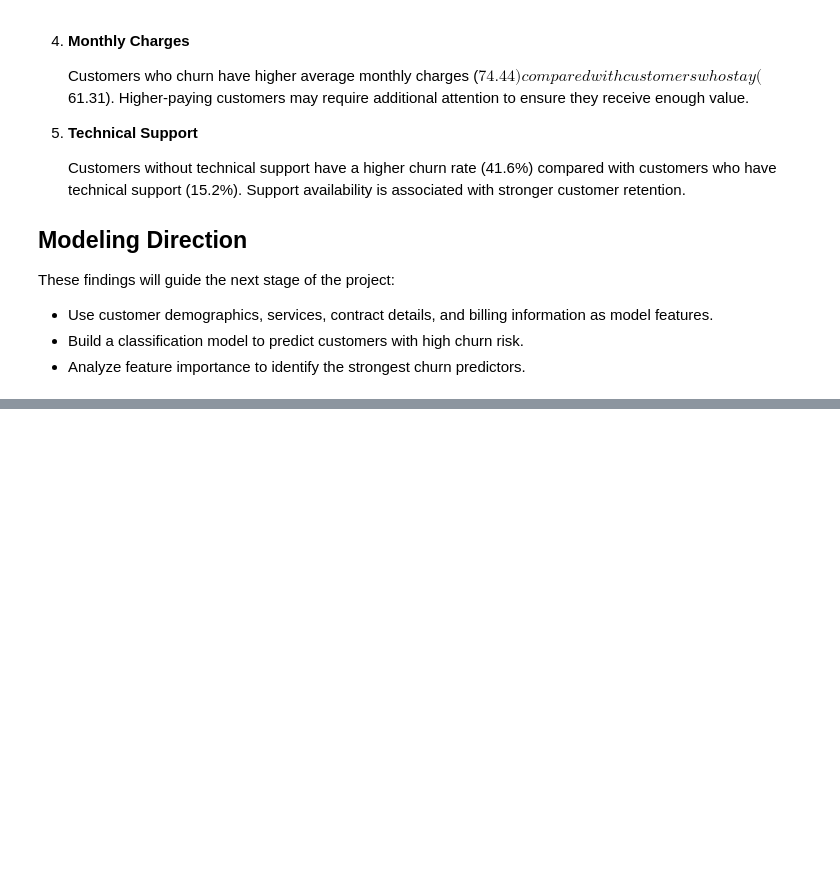
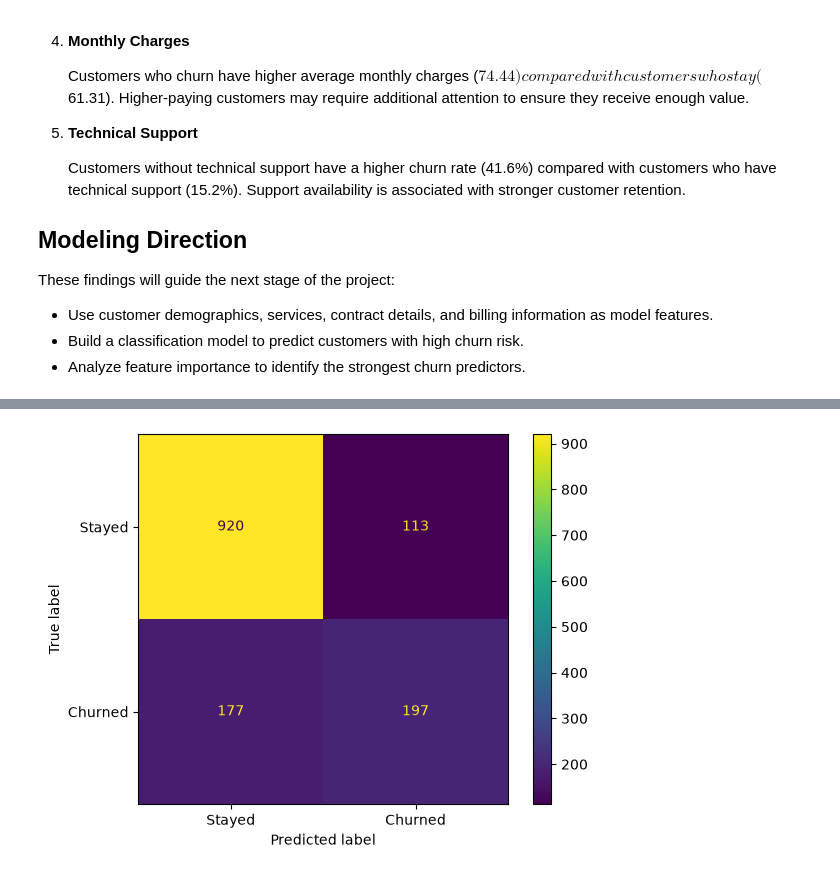
Before and after one commit to boraneak/Customer-Churn-Analysis, a Jupyter notebook: notebooks/churn_analysis.ipynb, the cells around one changed output, grey strips where cells are left out. Saved outputs shown, nothing was run; the diff lists cells and outputs as text; code cells hidden in the pictures; blank space fills up the shorter version.

Commit message:
Build baseline churn prediction model

```diff
--- a/notebooks/churn_analysis.ipynb
+++ b/notebooks/churn_analysis.ipynb
@@ -512,0 +571,5 @@ These findings will guide the next stage of the project:
+# %%
+X = df.drop("Churn", axis=1)
+y = df["Churn"]
+
+X.shape, y.shape
@@ -512,0 +694,18 @@ These findings will guide the next stage of the project:
+# %%
+from sklearn.pipeline import Pipeline
+from sklearn.linear_model import LogisticRegression
+
+logistic_model = Pipeline(
+    steps=[
+        (
+            "preprocessor",
+            preprocessor
+        ),
+        (
+            "model",
+            LogisticRegression(
+                max_iter=2000
+            )
+        )
+    ]
+)
@@ -512,0 +718,5 @@ These findings will guide the next stage of the project:
+# %%
+logistic_model.fit(
+    X_train,
+    y_train
+)
@@ -512,0 +747,4 @@ These findings will guide the next stage of the project:
+# %%
+y_pred = logistic_model.predict(X_test)
+
+y_pred_proba = logistic_model.predict_proba(X_test)[:, 1]
@@ -512,0 +781,15 @@ These findings will guide the next stage of the project:
+# %%
+from sklearn.metrics import confusion_matrix, ConfusionMatrixDisplay
+
+cm = confusion_matrix(y_test, y_pred)
+
+disp = ConfusionMatrixDisplay(
+    confusion_matrix=cm,
+    display_labels=["Stayed", "Churned"]
+)
+
+disp.plot()
+
+plt.show()
+# %% [output]
+[figure, added]
```
Also changed, not shown: parts of 30 cells of this notebook.
